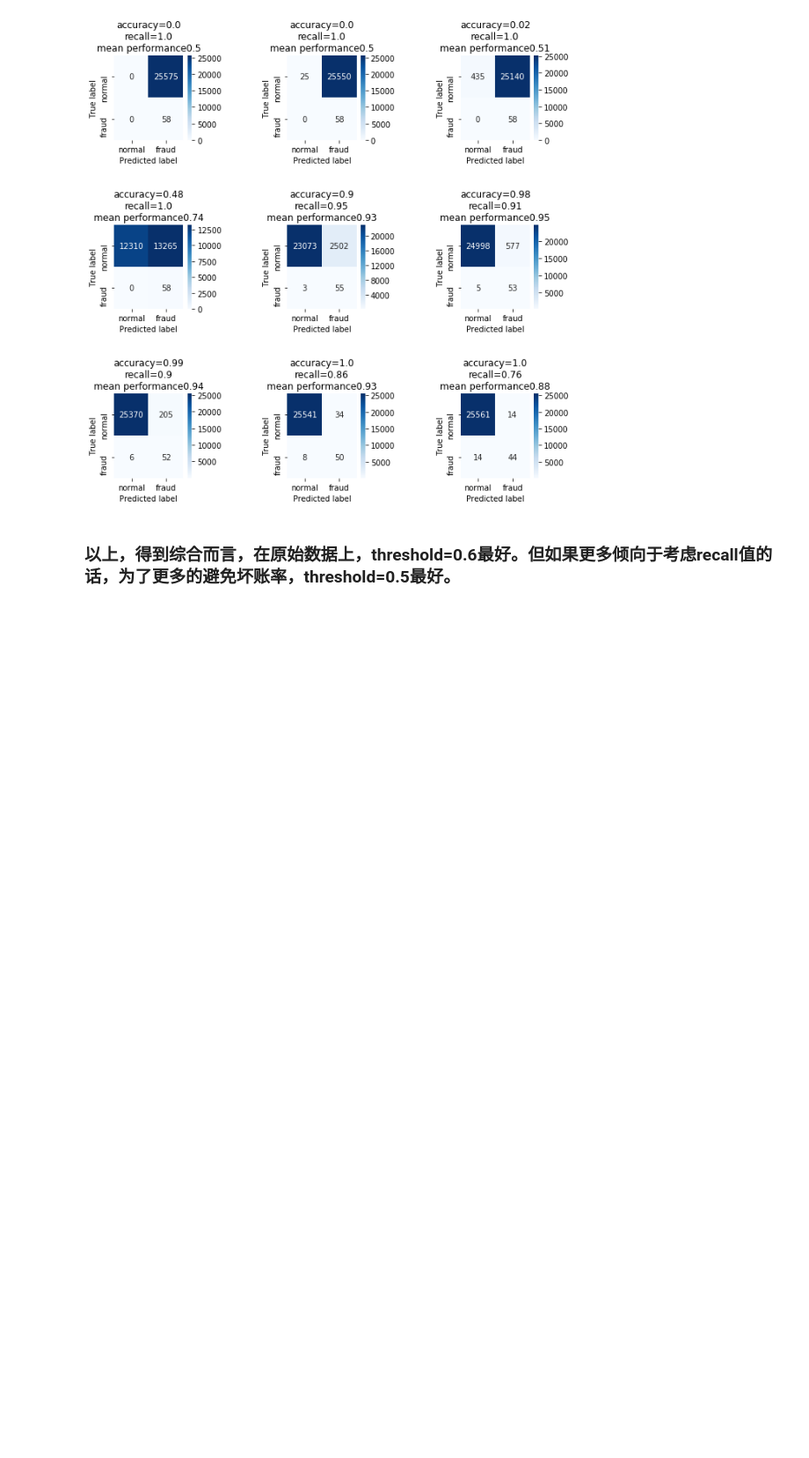
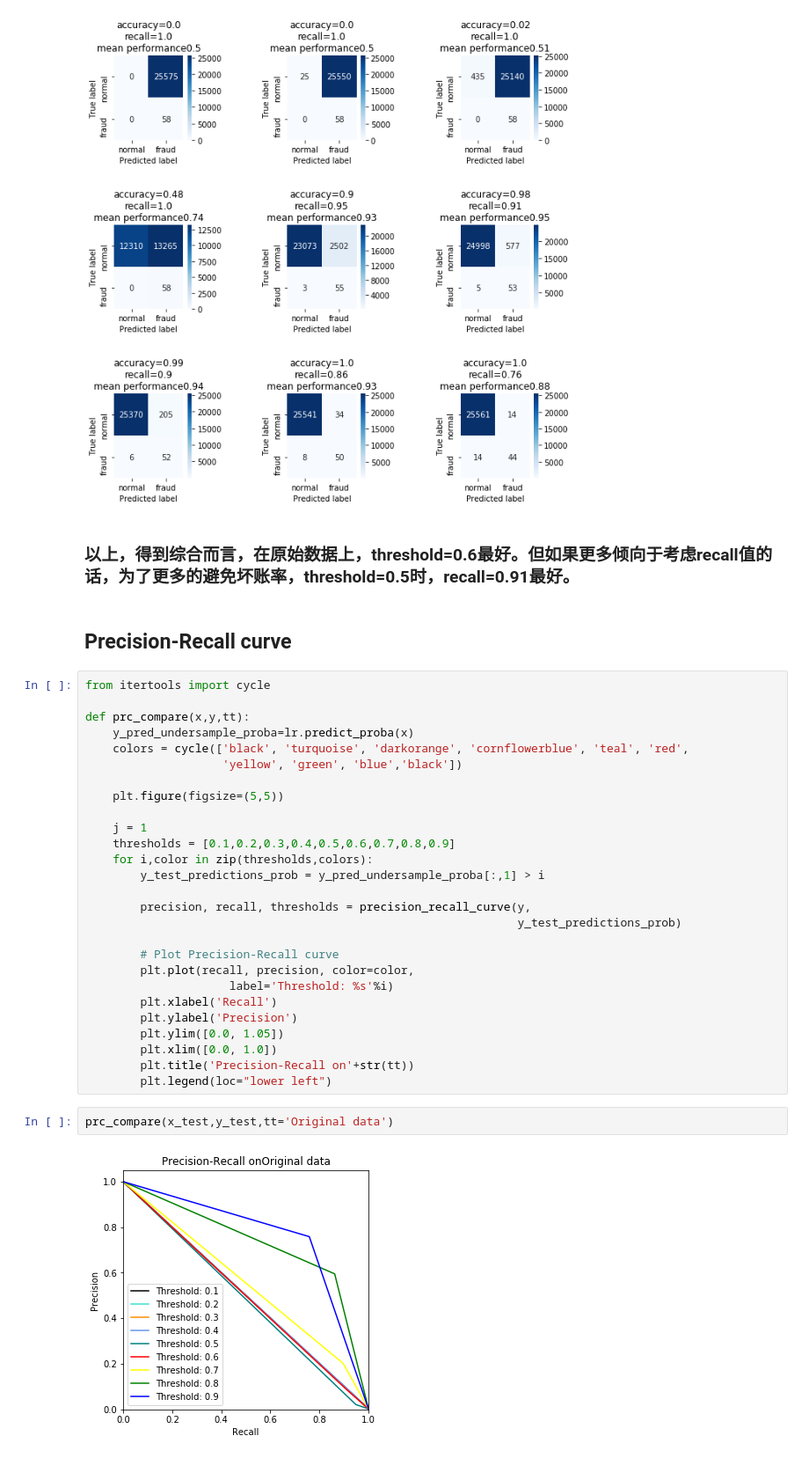
Before and after one commit to BellaLSun/Customer_Churn, a Jupyter notebook: 02 ROC_PRC_threshold Modeling.ipynb, the cells around one changed output. Shown: that part at 88% size. Cells and saved outputs as stored; diff of their text form; blank space fills up the shorter version.

```diff
--- a/02 ROC_PRC_threshold Modeling.ipynb
+++ b/02 ROC_PRC_threshold Modeling.ipynb
@@ -329,4 +330,37 @@ for i in thresholds:
 # %% [output]
 [figure]
 # %% [markdown]
-### 以上，得到综合而言，在原始数据上，threshold=0.6最好。但如果更多倾向于考虑recall值的话，为了更多的避免坏账率，threshold=0.5最好。
+### 以上，得到综合而言，在原始数据上，threshold=0.6最好。但如果更多倾向于考虑recall值的话，为了更多的避免坏账率，threshold=0.5时，recall=0.91最好。
+# %% [markdown]
+## Precision-Recall curve
+# %%
+from itertools import cycle
+
+def prc_compare(x,y,tt):
+    y_pred_undersample_proba=lr.predict_proba(x)
+    colors = cycle(['black', 'turquoise', 'darkorange', 'cornflowerblue', 'teal', 'red',
+                    'yellow', 'green', 'blue','black'])
+
+    plt.figure(figsize=(5,5))
+
+    j = 1
+    thresholds = [0.1,0.2,0.3,0.4,0.5,0.6,0.7,0.8,0.9]
+    for i,color in zip(thresholds,colors):
+        y_test_predictions_prob = y_pred_undersample_proba[:,1] > i
+
+        precision, recall, thresholds = precision_recall_curve(y,
+                                                               y_test_predictions_prob)
+
+        # Plot Precision-Recall curve
+        plt.plot(recall, precision, color=color,
+                     label='Threshold: %s'%i)
+        plt.xlabel('Recall')
+        plt.ylabel('Precision')
+        plt.ylim([0.0, 1.05])
+        plt.xlim([0.0, 1.0])
+        plt.title('Precision-Recall on'+str(tt))
+        plt.legend(loc="lower left")
+# %%
+prc_compare(x_test,y_test,tt='Original data')
+# %% [output]
+[figure, added]
```
Also changed, not shown: parts of 7 cells of this notebook, 2 other files.
